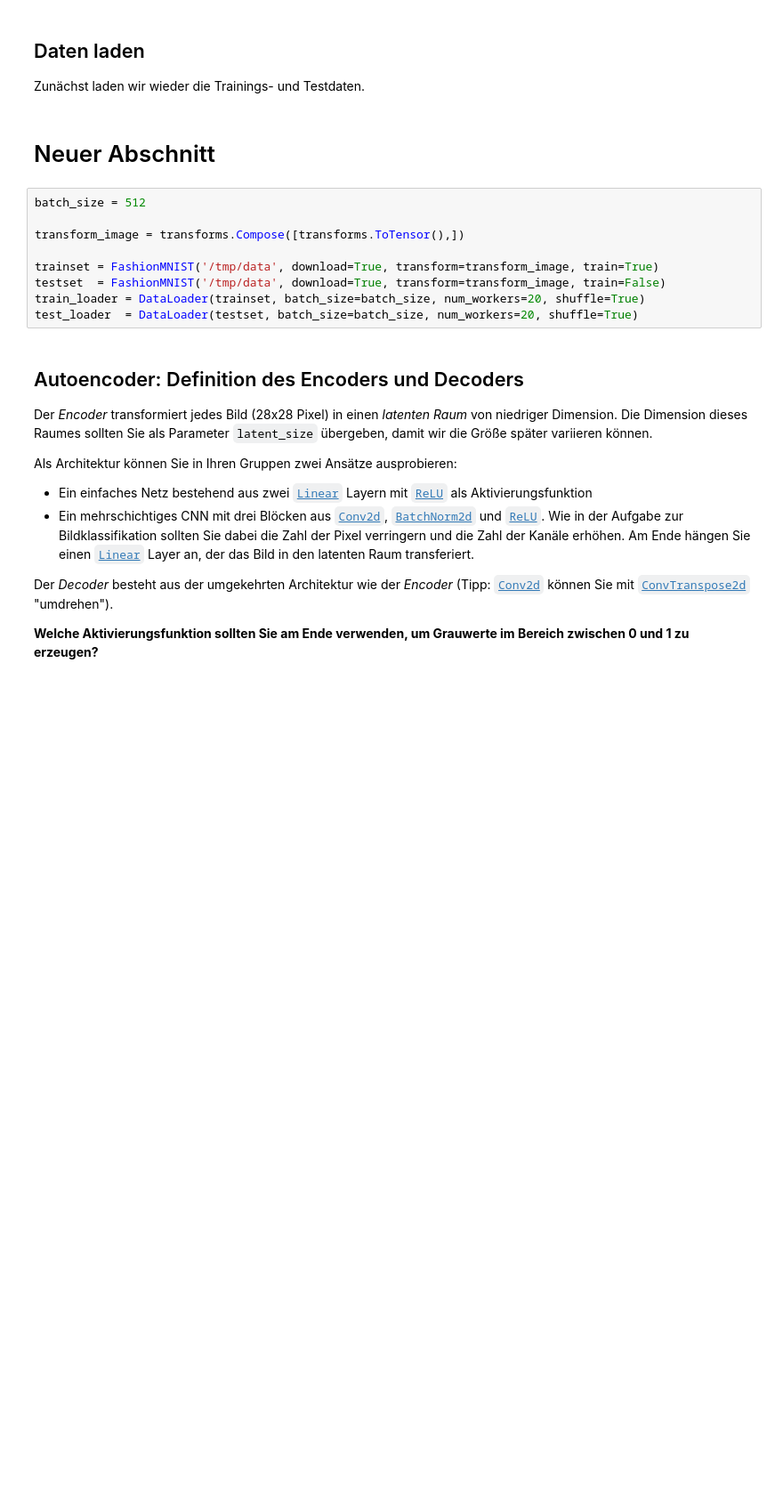
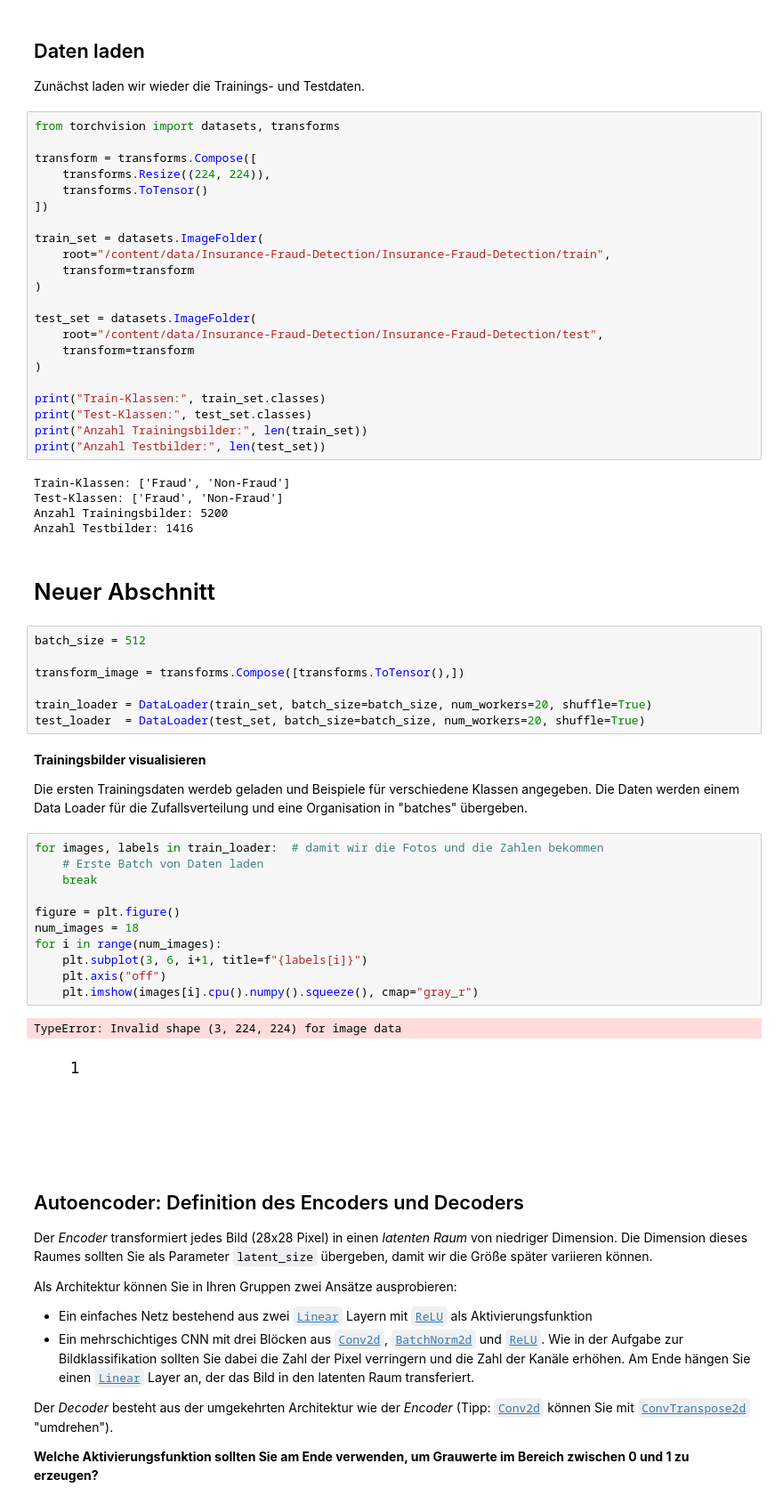
Before and after one commit to kristinapohl/DeepLearning, a Jupyter notebook: Autoencoder.ipynb, the cells around one changed output. Shown at 89% size. Drawn from its saved outputs; the diff is of its cells as text; blank space fills up the shorter version.

Commit message:
Mit Colab erstellt

```diff
--- a/Autoencoder.ipynb
+++ b/Autoencoder.ipynb
@@ -53,6 +53,33 @@ drive.mount('/content/drive')
 ## Daten laden
 
 Zunächst laden wir wieder die Trainings- und Testdaten.
+# %%
+from torchvision import datasets, transforms
+
+transform = transforms.Compose([
+    transforms.Resize((224, 224)),
+    transforms.ToTensor()
+])
+
+train_set = datasets.ImageFolder(
+    root="/content/data/Insurance-Fraud-Detection/Insurance-Fraud-Detection/train",
+    transform=transform
+)
+
+test_set = datasets.ImageFolder(
+    root="/content/data/Insurance-Fraud-Detection/Insurance-Fraud-Detection/test",
+    transform=transform
+)
+
+print("Train-Klassen:", train_set.classes)
+print("Test-Klassen:", test_set.classes)
+print("Anzahl Trainingsbilder:", len(train_set))
+print("Anzahl Testbilder:", len(test_set))
+# %% [output]
+Train-Klassen: ['Fraud', 'Non-Fraud']
+Test-Klassen: ['Fraud', 'Non-Fraud']
+Anzahl Trainingsbilder: 5200
+Anzahl Testbilder: 1416
 # %% [markdown]
 # Neuer Abschnitt
 # %%
@@ -60,10 +87,27 @@ batch_size = 512
 
 transform_image = transforms.Compose([transforms.ToTensor(),])
 
-trainset = FashionMNIST('/tmp/data', download=True, transform=transform_image, train=True)
-testset  = FashionMNIST('/tmp/data', download=True, transform=transform_image, train=False)
-train_loader = DataLoader(trainset, batch_size=batch_size, num_workers=20, shuffle=True)
-test_loader  = DataLoader(testset, batch_size=batch_size, num_workers=20, shuffle=True)
+train_loader = DataLoader(train_set, batch_size=batch_size, num_workers=20, shuffle=True)
+test_loader  = DataLoader(test_set, batch_size=batch_size, num_workers=20, shuffle=True)
+# %% [markdown]
+**Trainingsbilder visualisieren**
+
+Die ersten Trainingsdaten werdeb geladen und Beispiele für verschiedene Klassen angegeben.
+Die Daten werden einem Data Loader für die Zufallsverteilung und eine Organisation in "batches" übergeben.
+# %%
+for images, labels in train_loader:  # damit wir die Fotos und die Zahlen bekommen
+    # Erste Batch von Daten laden
+    break
+
+figure = plt.figure()
+num_images = 18
+for i in range(num_images):
+    plt.subplot(3, 6, i+1, title=f"{labels[i]}")
+    plt.axis("off")
+    plt.imshow(images[i].cpu().numpy().squeeze(), cmap="gray_r")
+# %% [output]
+TypeError: Invalid shape (3, 224, 224) for image data
+[figure, added]
 # %% [markdown]
 ## Autoencoder: Definition des Encoders und Decoders
 
```
